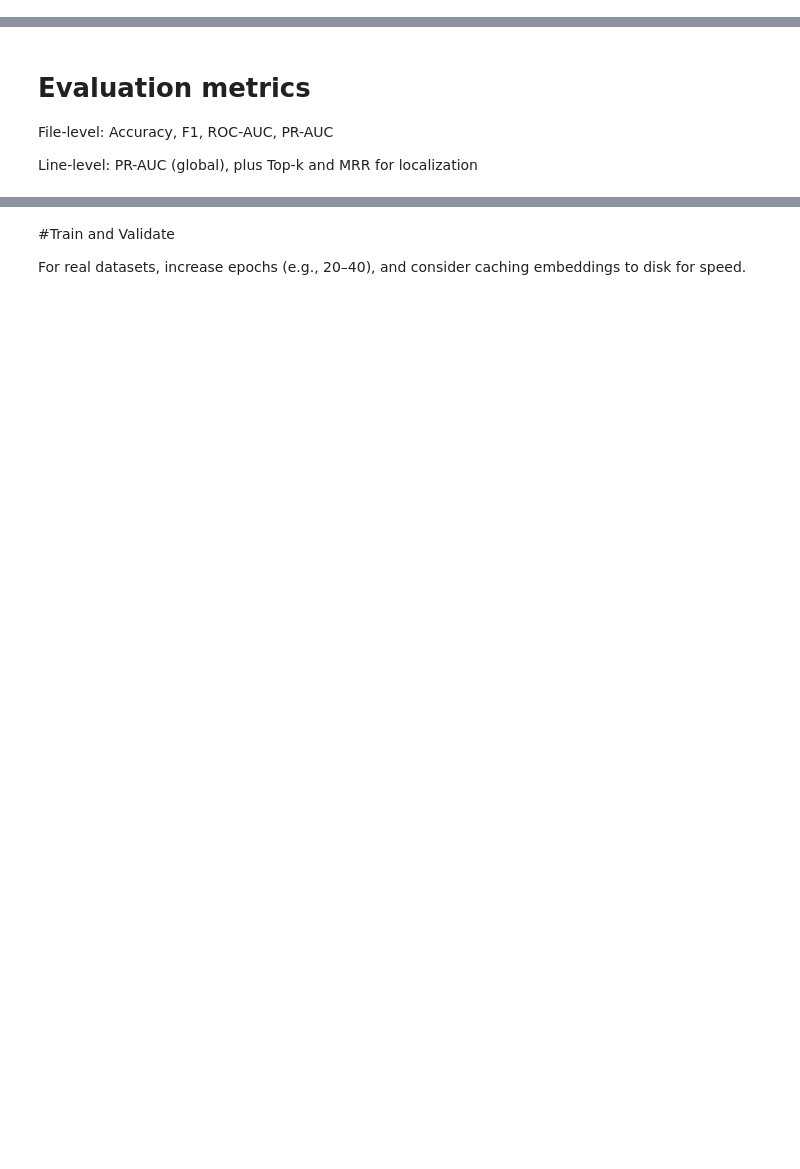
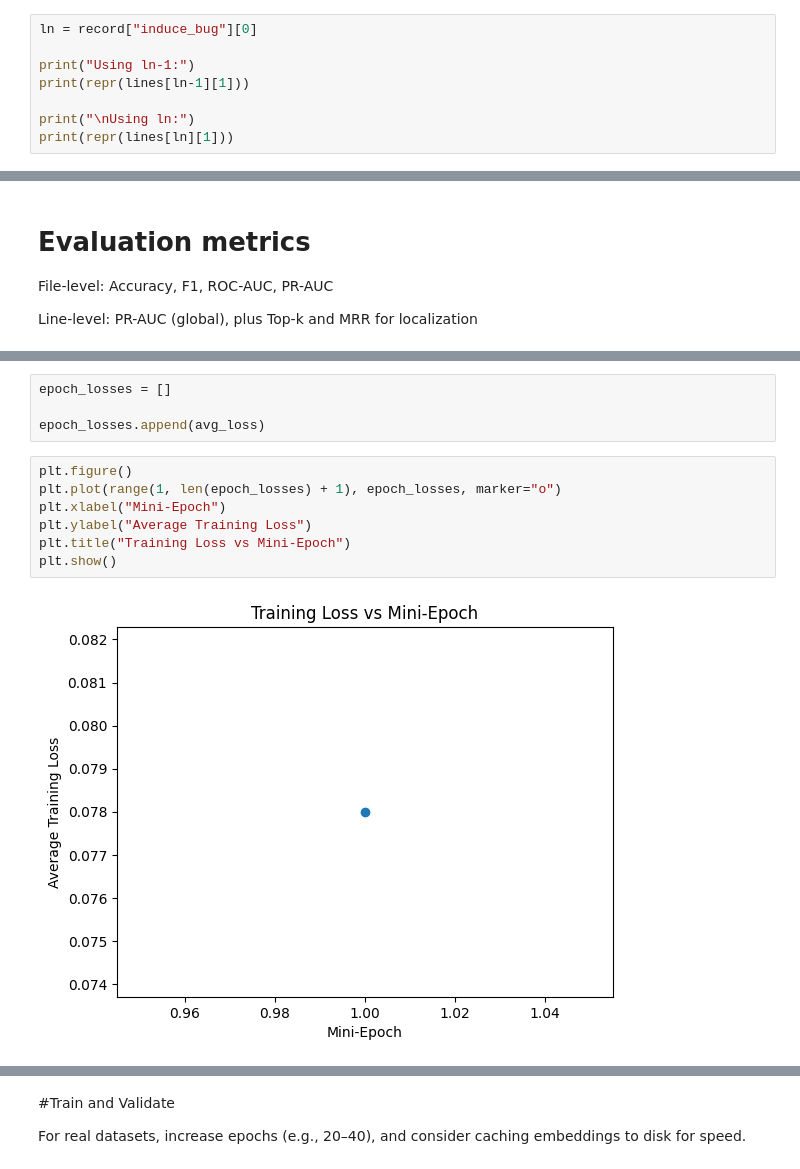
Before and after one commit to WaruCodes/Deep_Learning-Defect-prediction-framework-using-CodeBERT-and-GAT, a Jupyter notebook: Final_Model_Black_Repository.ipynb, the cells around one changed output, grey strips where cells are left out. Saved outputs shown, nothing was run; the diff lists cells and outputs as text; blank space fills up the shorter version.

```diff
--- a/Final_Model_Black_Repository.ipynb
+++ b/Final_Model_Black_Repository.ipynb
@@ -239,0 +202,8 @@ print(df.columns.tolist())
+# %%
+ln = record["induce_bug"][0]
+
+print("Using ln-1:")
+print(repr(lines[ln-1][1]))
+
+print("\nUsing ln:")
+print(repr(lines[ln][1]))
@@ -811,0 +1022,13 @@ for ep in range(1, epochs+1):
+# %%
+epoch_losses = []
+
+epoch_losses.append(avg_loss)
+# %%
+plt.figure()
+plt.plot(range(1, len(epoch_losses) + 1), epoch_losses, marker="o")
+plt.xlabel("Mini-Epoch")
+plt.ylabel("Average Training Loss")
+plt.title("Training Loss vs Mini-Epoch")
+plt.show()
+# %% [output]
+[figure, added]
```
Also changed, not shown: parts of 59 cells of this notebook.
